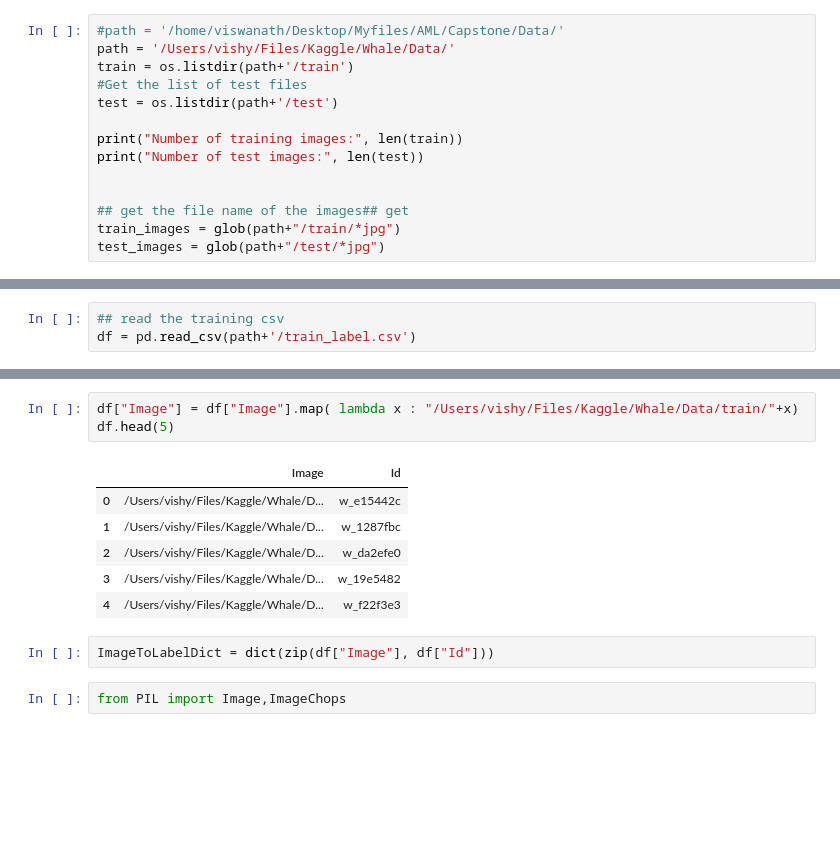
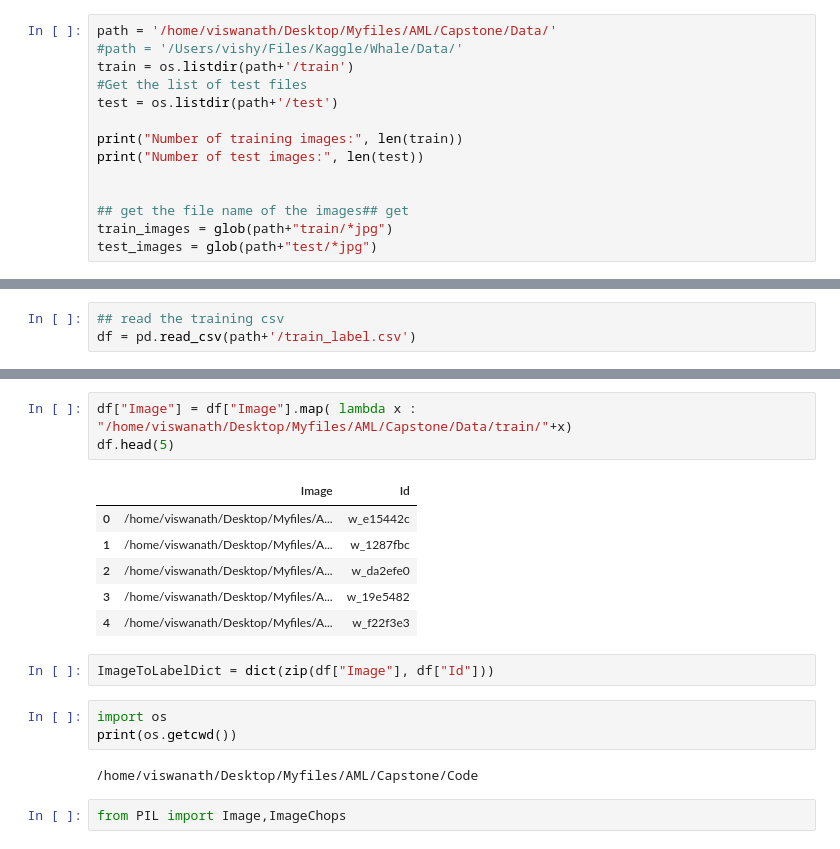
Before and after one commit to ViswanathRavindran/Vishy-Udacity-AML, a Jupyter notebook: Capstone Project/Whale_Model2.ipynb, the cells around one changed output, grey strips where cells are left out. Saved outputs shown, nothing was run; the diff lists cells and outputs as text; blank space fills up the shorter version.

```diff
--- a/Capstone Project/Whale_Model2.ipynb
+++ b/Capstone Project/Whale_Model2.ipynb
@@ -20,6 +22,6 @@ from sklearn.model_selection import train_test_split
 # %%
-#path = '/home/viswanath/Desktop/Myfiles/AML/Capstone/Data/'
-path = '/Users/vishy/Files/Kaggle/Whale/Data/'
+path = '/home/viswanath/Desktop/Myfiles/AML/Capstone/Data/'
+#path = '/Users/vishy/Files/Kaggle/Whale/Data/'
 train = os.listdir(path+'/train')
 #Get the list of test files
 test = os.listdir(path+'/test')
@@ -29,8 +31,8 @@ print("Number of test images:", len(test))
 
 
 ## get the file name of the images## get
-train_images = glob(path+"/train/*jpg")
-test_images = glob(path+"/test/*jpg")
+train_images = glob(path+"train/*jpg")
+test_images = glob(path+"test/*jpg")
 # %% [output]
 Number of training images: 9850
 Number of test images: 15610
@@ -48,15 +59,20 @@ df = pd.read_csv(path+'/train_label.csv')
 # %%
-df["Image"] = df["Image"].map( lambda x : "/Users/vishy/Files/Kaggle/Whale/Data/train/"+x)
+df["Image"] = df["Image"].map( lambda x : "/home/viswanath/Desktop/Myfiles/AML/Capstone/Data/train/"+x)
 df.head(5)
 # %% [output]
 |  | Image | Id |
-| 0 | /Users/vishy/Files/Kaggle/Whale/D... | w_e15442c |
-| 1 | /Users/vishy/Files/Kaggle/Whale/D... | w_1287fbc |
-| 2 | /Users/vishy/Files/Kaggle/Whale/D... | w_da2efe0 |
-| 3 | /Users/vishy/Files/Kaggle/Whale/D... | w_19e5482 |
-| 4 | /Users/vishy/Files/Kaggle/Whale/D... | w_f22f3e3 |
+| 0 | /home/viswanath/Desktop/Myfiles/A... | w_e15442c |
+| 1 | /home/viswanath/Desktop/Myfiles/A... | w_1287fbc |
+| 2 | /home/viswanath/Desktop/Myfiles/A... | w_da2efe0 |
+| 3 | /home/viswanath/Desktop/Myfiles/A... | w_19e5482 |
+| 4 | /home/viswanath/Desktop/Myfiles/A... | w_f22f3e3 |
 # %%
 ImageToLabelDict = dict(zip(df["Image"], df["Id"]))
+# %%
+import os
+print(os.getcwd())
+# %% [output]
+/home/viswanath/Desktop/Myfiles/AML/Capstone/Code
 # %%
 from PIL import Image,ImageChops
 # %%
```
Also changed, not shown: parts of 15 cells of this notebook, 1 other file.
